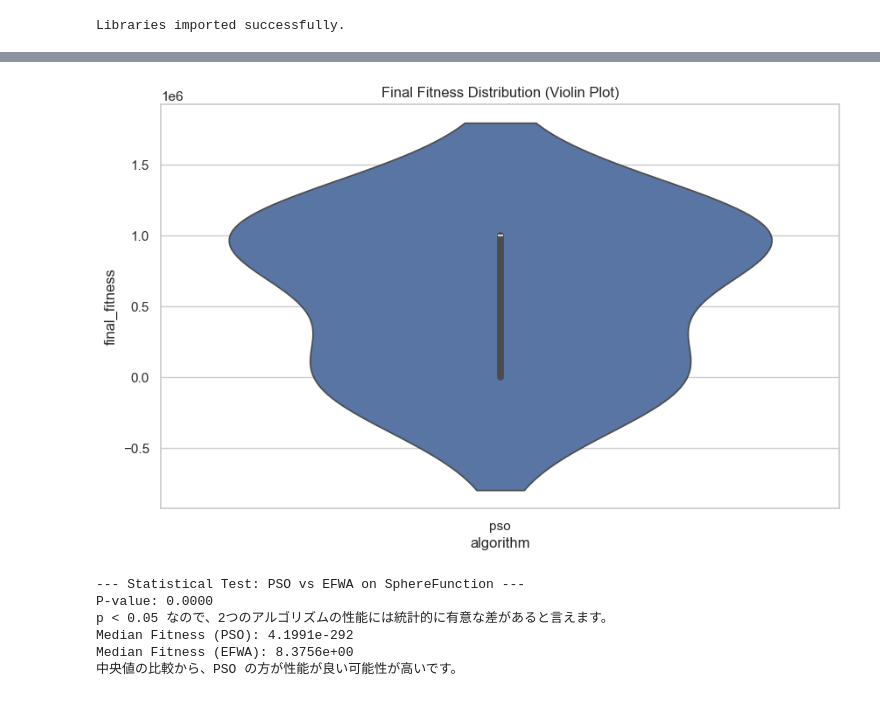
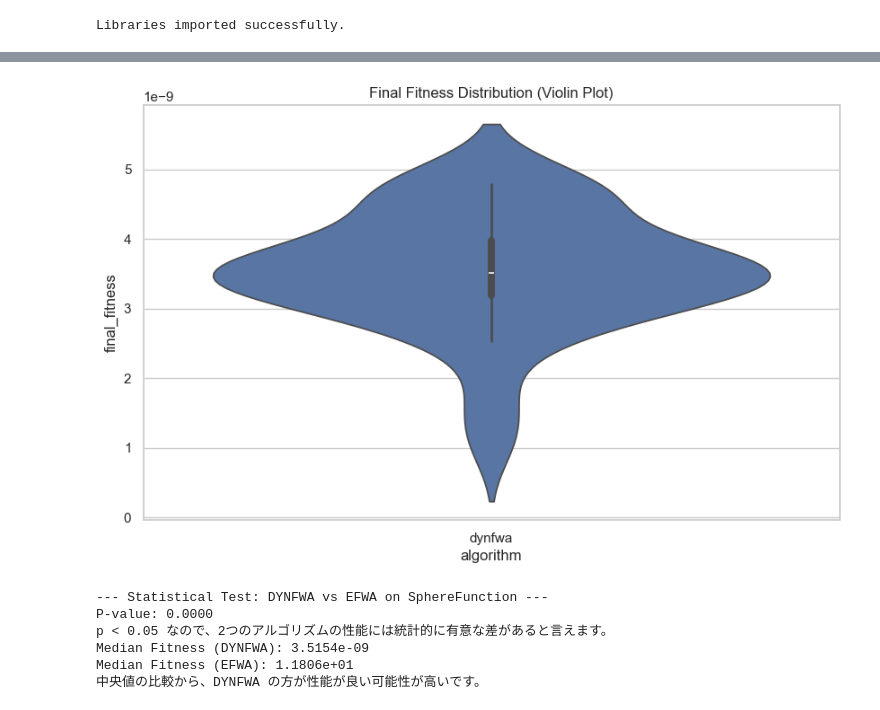
Before and after one commit to ryutkura/Python_Sample, a Jupyter notebook: analysis.ipynb, the cells around one changed output, grey strips where cells are left out. Cells and saved outputs as stored; diff of their text form; code cells hidden in the pictures.

```diff
--- a/analysis.ipynb
+++ b/analysis.ipynb
@@ -143,14 +138,14 @@ except FileNotFoundError:
 # %%
 # run_experiment.pyで保存した最終結果のCSVを使用
-df_results = pd.read_csv('results/pso_RosenbrockFunction_d30.csv')
+df_results = pd.read_csv('results/dynfwa_SphereFunction_d20.csv')
 
 plt.figure(figsize=(10, 6))
 # バイオリンプロット
 sns.violinplot(data=df_results, x='algorithm', y='final_fitness')
 plt.title('Final Fitness Distribution (Violin Plot)')
 plt.show()
 # %% [output]
-[figure, old version]
+[figure, new version]
 # %%
 # analysis.ipynb に追加するコードの例
 
@@ -159,7 +154,7 @@ from scipy.stats import mannwhitneyu # Scipyライブラリからマン・ホイ
 
 # --- 比較したい2つの実験結果をロード ---
 # analysis.ipynbのセル2で設定したパラメータが使えます
-ALGORITHM_1 = 'pso'
+ALGORITHM_1 = 'dynfwa'
 ALGORITHM_2 = 'efwa'
 PROBLEM_NAME = 'SphereFunction'
 DIMENSION = 20
@@ -199,9 +194,9 @@ except FileNotFoundError as e:
     print(f"エラー: 結果ファイルが見つかりません。 {e}")
     print("先に run_experiment.py または run_all_experiments.py を実行して結果を生成してください。")
 # %% [output]
---- Statistical Test: PSO vs EFWA on SphereFunction ---
+--- Statistical Test: DYNFWA vs EFWA on SphereFunction ---
 P-value: 0.0000
 p < 0.05 なので、2つのアルゴリズムの性能には統計的に有意な差があると言えます。
-Median Fitness (PSO): 4.1991e-292
-Median Fitness (EFWA): 8.3756e+00
-中央値の比較から、PSO の方が性能が良い可能性が高いです。
+Median Fitness (DYNFWA): 3.5154e-09
+Median Fitness (EFWA): 1.1806e+01
+中央値の比較から、DYNFWA の方が性能が良い可能性が高いです。
```
Also changed, not shown: parts of 3 cells of this notebook, 4 other files.
